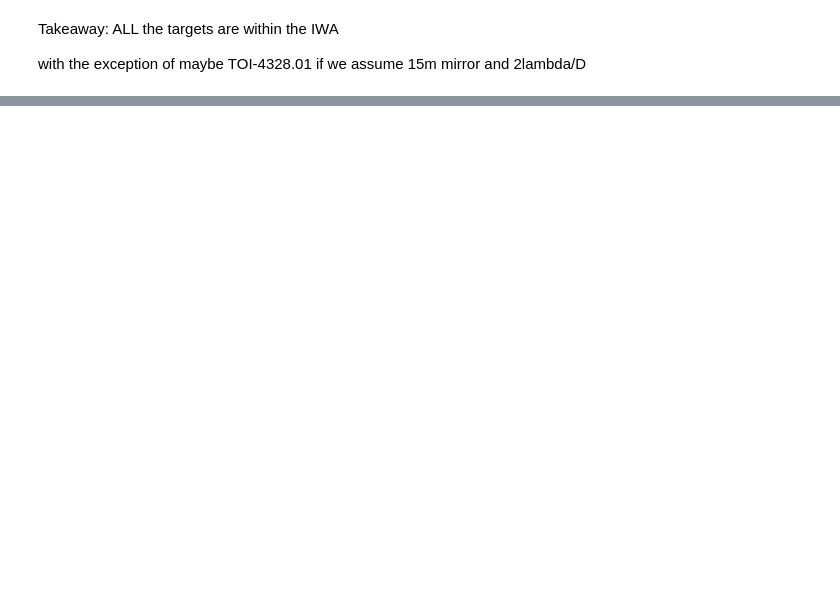
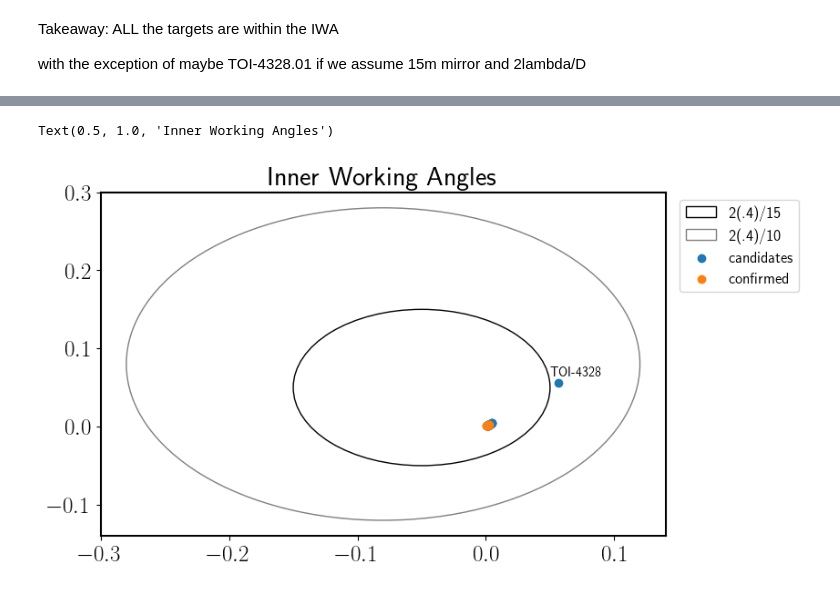
Before and after one commit to lupitatovar/Cool-Worlds, a Jupyter notebook: notebooks/Reflected_light.ipynb, the cells around one changed output, grey strips where cells are left out. Saved outputs shown, nothing was run; the diff lists cells and outputs as text; code cells hidden in the pictures; blank space fills up the shorter version.

```diff
--- a/notebooks/Reflected_light.ipynb
+++ b/notebooks/Reflected_light.ipynb
@@ -497,0 +492,20 @@ with the exception of maybe TOI-4328.01 if we assume 15m mirror and 2lambda/D
+# %%
+figure, axes = plt.subplots()
+cc = plt.Circle((-.05,.05), .1, fill=None,color='k',label = '2(.4)/15' )
+cc2 = plt.Circle((-.08,.08), .2, fill=None ,color='grey',label = '2(.4)/10')
+
+#axes.set_aspect( 1 )
+#axes.add_artist( cc )
+
+axes.add_patch(cc)
+axes.add_patch(cc2)
+plt.text(0.05,0.065,'TOI-4328',fontsize=10)
+
+plt.scatter(theta_cand,theta_cand,label='candidates')
+plt.scatter(theta_conf,theta_conf,label='confirmed')
+plt.legend(fontsize=12,bbox_to_anchor=(.55,.5,.7,.5))
+
+plt.title('Inner Working Angles')
+# %% [output]
+Text(0.5, 1.0, 'Inner Working Angles')
+[figure, added]
```
Also changed, not shown: parts of 24 cells of this notebook, 6 other files.
